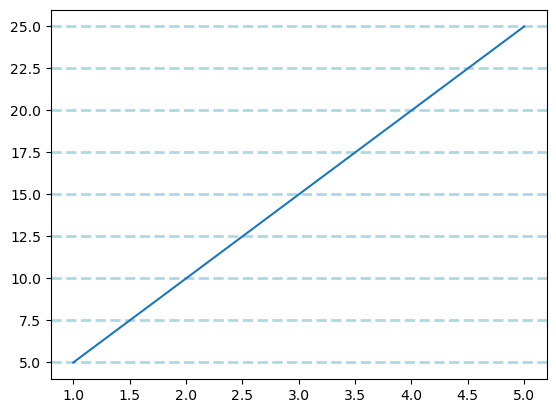
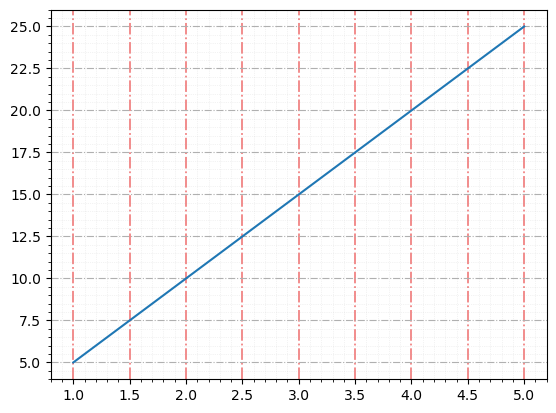
The change to this notebook cell's code, shown as a diff; its figure went from the first image to the second:
--- before
+++ after
@@ -5,8 +5,8 @@
 y = np.array([5, 10, 15, 20, 25])
 
-plt.grid(axis = "y",
-         linewidth = 2,
-         color = "lightblue",
-         linestyle = "dashed")
+plt.grid(axis="both", linestyle="-.")
+plt.grid(axis="x", color="#ec4f4f", linewidth=1.3, alpha=0.7)
+plt.minorticks_on()
+plt.grid(which="minor", linestyle=":", linewidth=0.5, alpha=0.3)
 
 plt.plot(x, y)

Commit: added more on the grids topic